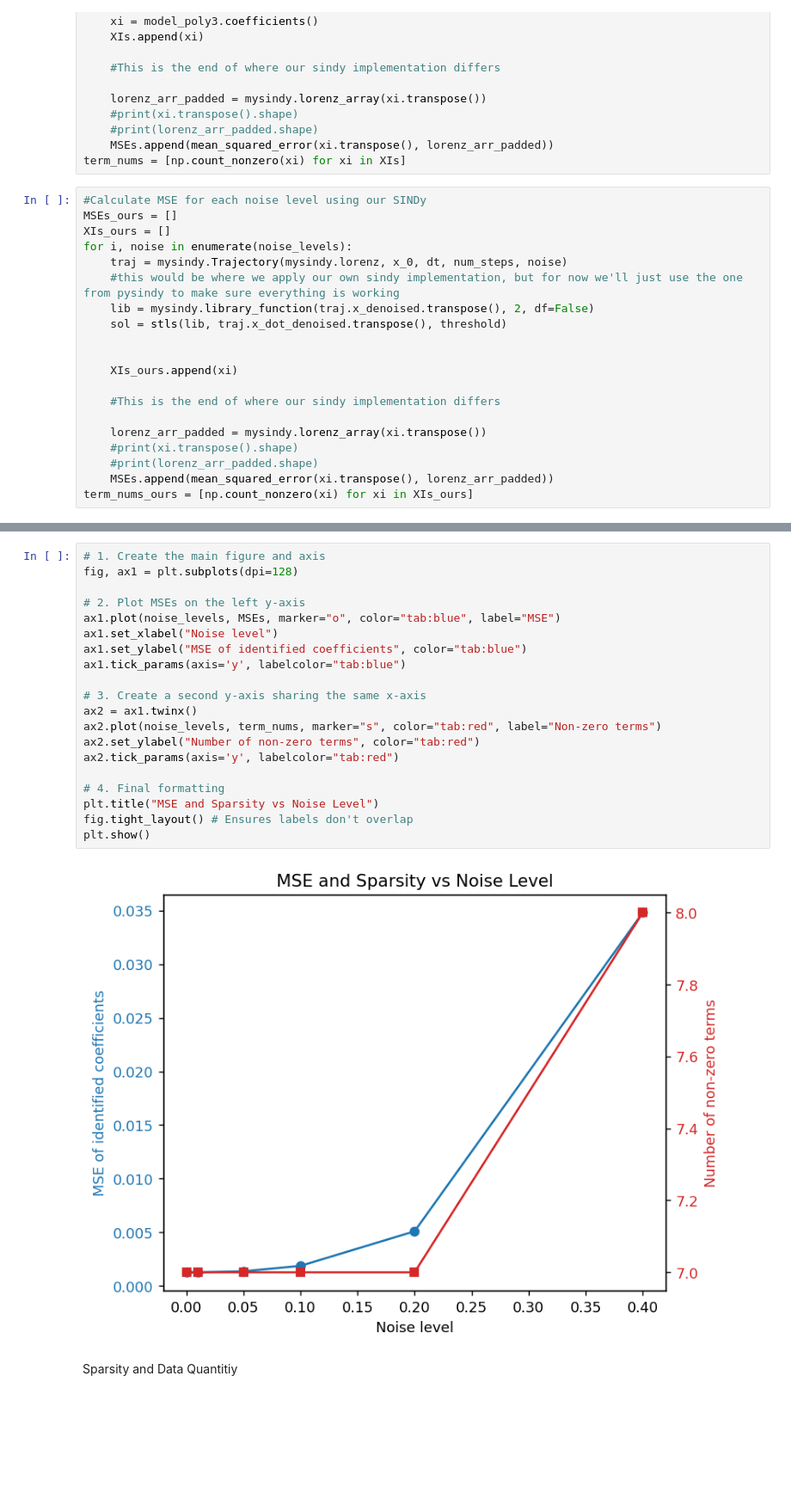
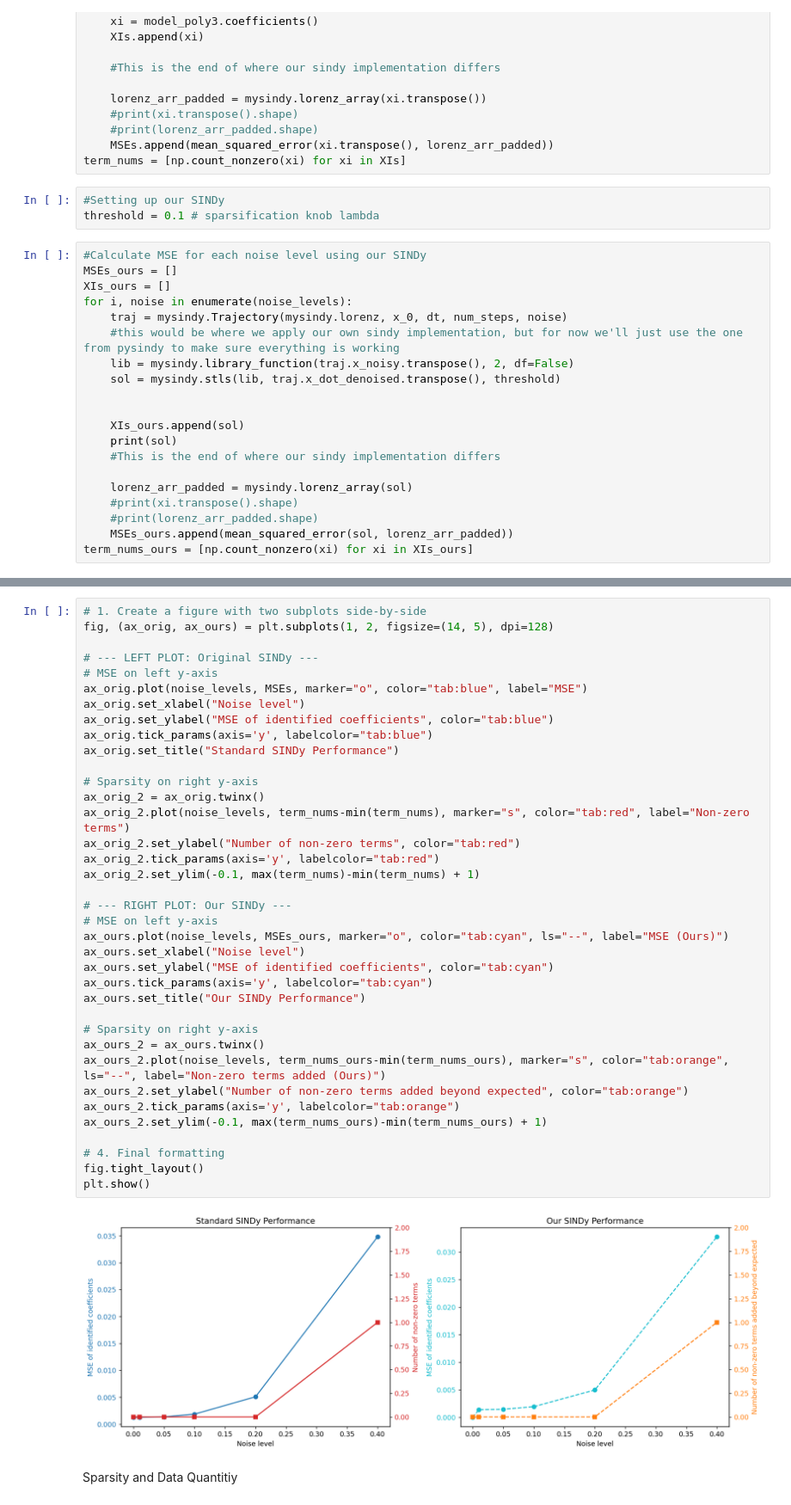
Before and after one commit to alexje76/SINDY-Noise-Investigation, a Jupyter notebook: test.ipynb, the cells around one changed output, grey strips where cells are left out. Shown at 86% size. Cells and saved outputs as stored; diff of their text form; blank space fills up the shorter version.

Commit message:
added stls, and comparison from pySINDy to ours plots with sparsity

```diff
--- a/test.ipynb
+++ b/test.ipynb
@@ -316,6 +316,9 @@ for i, noise in enumerate(noise_levels):
     #print(lorenz_arr_padded.shape)
     MSEs.append(mean_squared_error(xi.transpose(), lorenz_arr_padded))
 term_nums = [np.count_nonzero(xi) for xi in XIs]
+# %%
+#Setting up our SINDy
+threshold = 0.1 # sparsification knob lambda
 # %%
 #Calculate MSE for each noise level using our SINDy
 MSEs_ours = []
@@ -323,16 +326,16 @@ XIs_ours = []
 for i, noise in enumerate(noise_levels):
     traj = mysindy.Trajectory(mysindy.lorenz, x_0, dt, num_steps, noise)
     #this would be where we apply our own sindy implementation, but for now we'll just use the one from pysindy to make sure everything is working
-    lib = mysindy.library_function(traj.x_denoised.transpose(), 2, df=False)
-    sol = stls(lib, traj.x_dot_denoised.transpose(), threshold)
+    lib = mysindy.library_function(traj.x_noisy.transpose(), 2, df=False)
+    sol = mysindy.stls(lib, traj.x_dot_denoised.transpose(), threshold)
 
 
-    XIs_ours.append(xi)
-
+    XIs_ours.append(sol)
+    print(sol)
     #This is the end of where our sindy implementation differs
 
-    lorenz_arr_padded = mysindy.lorenz_array(xi.transpose())
+    lorenz_arr_padded = mysindy.lorenz_array(sol)
     #print(xi.transpose().shape)
     #print(lorenz_arr_padded.shape)
-    MSEs.append(mean_squared_error(xi.transpose(), lorenz_arr_padded))
+    MSEs_ours.append(mean_squared_error(sol, lorenz_arr_padded))
 term_nums_ours = [np.count_nonzero(xi) for xi in XIs_ours]
@@ -339,25 +360,42 @@ term_nums_ours = [np.count_nonzero(xi) for xi in XIs_ours]
 # %%
-# 1. Create the main figure and axis
-fig, ax1 = plt.subplots(dpi=128)
+# 1. Create a figure with two subplots side-by-side
+fig, (ax_orig, ax_ours) = plt.subplots(1, 2, figsize=(14, 5), dpi=128)
 
-# 2. Plot MSEs on the left y-axis
-ax1.plot(noise_levels, MSEs, marker="o", color="tab:blue", label="MSE")
-ax1.set_xlabel("Noise level")
-ax1.set_ylabel("MSE of identified coefficients", color="tab:blue")
-ax1.tick_params(axis='y', labelcolor="tab:blue")
+# --- LEFT PLOT: Original SINDy ---
+# MSE on left y-axis
+ax_orig.plot(noise_levels, MSEs, marker="o", color="tab:blue", label="MSE")
+ax_orig.set_xlabel("Noise level")
+ax_orig.set_ylabel("MSE of identified coefficients", color="tab:blue")
+ax_orig.tick_params(axis='y', labelcolor="tab:blue")
+ax_orig.set_title("Standard SINDy Performance")
 
-# 3. Create a second y-axis sharing the same x-axis
-ax2 = ax1.twinx()
-ax2.plot(noise_levels, term_nums, marker="s", color="tab:red", label="Non-zero terms")
-ax2.set_ylabel("Number of non-zero terms", color="tab:red")
-ax2.tick_params(axis='y', labelcolor="tab:red")
+# Sparsity on right y-axis
+ax_orig_2 = ax_orig.twinx()
+ax_orig_2.plot(noise_levels, term_nums-min(term_nums), marker="s", color="tab:red", label="Non-zero terms")
+ax_orig_2.set_ylabel("Number of non-zero terms", color="tab:red")
+ax_orig_2.tick_params(axis='y', labelcolor="tab:red")
+ax_orig_2.set_ylim(-0.1, max(term_nums)-min(term_nums) + 1)
+
+# --- RIGHT PLOT: Our SINDy ---
+# MSE on left y-axis
+ax_ours.plot(noise_levels, MSEs_ours, marker="o", color="tab:cyan", ls="--", label="MSE (Ours)")
+ax_ours.set_xlabel("Noise level")
+ax_ours.set_ylabel("MSE of identified coefficients", color="tab:cyan")
+ax_ours.tick_params(axis='y', labelcolor="tab:cyan")
+ax_ours.set_title("Our SINDy Performance")
+
+# Sparsity on right y-axis
+ax_ours_2 = ax_ours.twinx()
+ax_ours_2.plot(noise_levels, term_nums_ours-min(term_nums_ours), marker="s", color="tab:orange", ls="--", label="Non-zero terms added (Ours)")
+ax_ours_2.set_ylabel("Number of non-zero terms added beyond expected", color="tab:orange")
+ax_ours_2.tick_params(axis='y', labelcolor="tab:orange")
+ax_ours_2.set_ylim(-0.1, max(term_nums_ours)-min(term_nums_ours) + 1)
 
 # 4. Final formatting
-plt.title("MSE and Sparsity vs Noise Level")
-fig.tight_layout() # Ensures labels don't overlap
+fig.tight_layout()
 plt.show()
 # %% [output]
-[figure, old version]
+[figure, new version]
 # %% [markdown]
 Sparsity and Data Quantitiy
 # %% [markdown]
```
Also changed, not shown: parts of 1 cell of this notebook, 1 other file.
